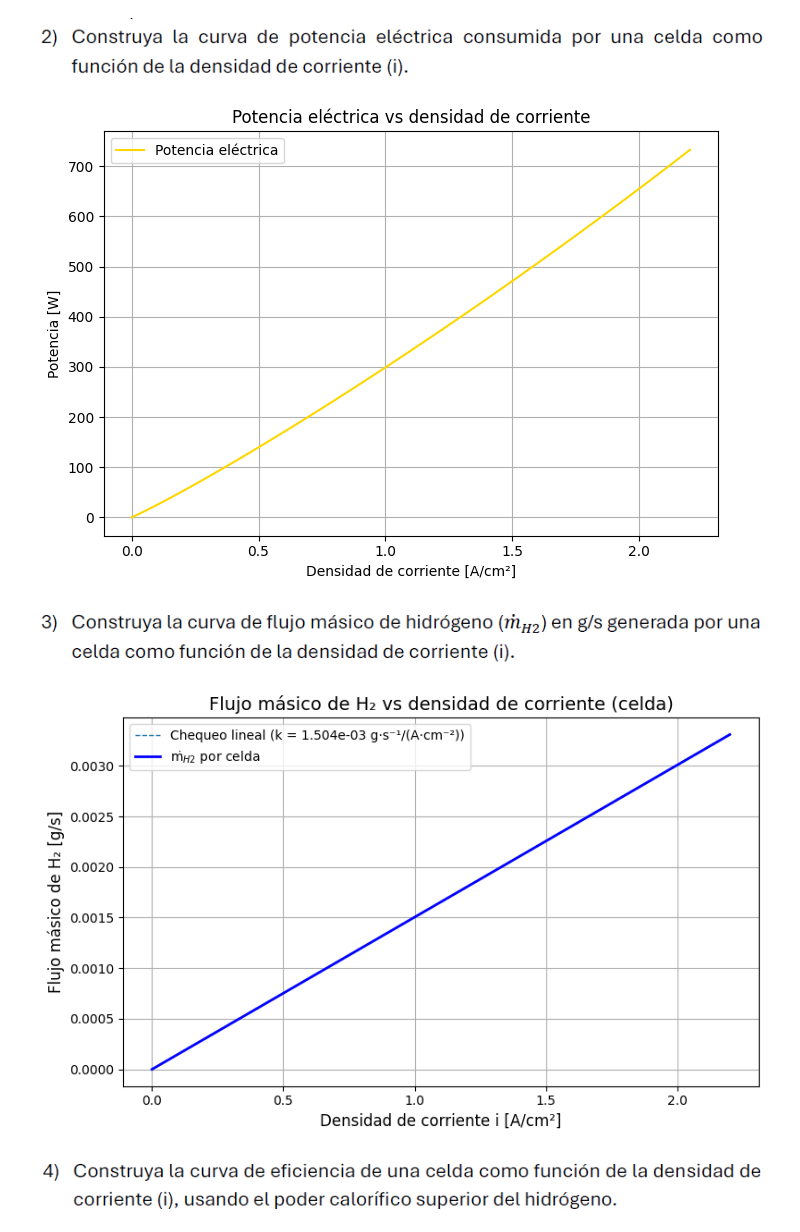
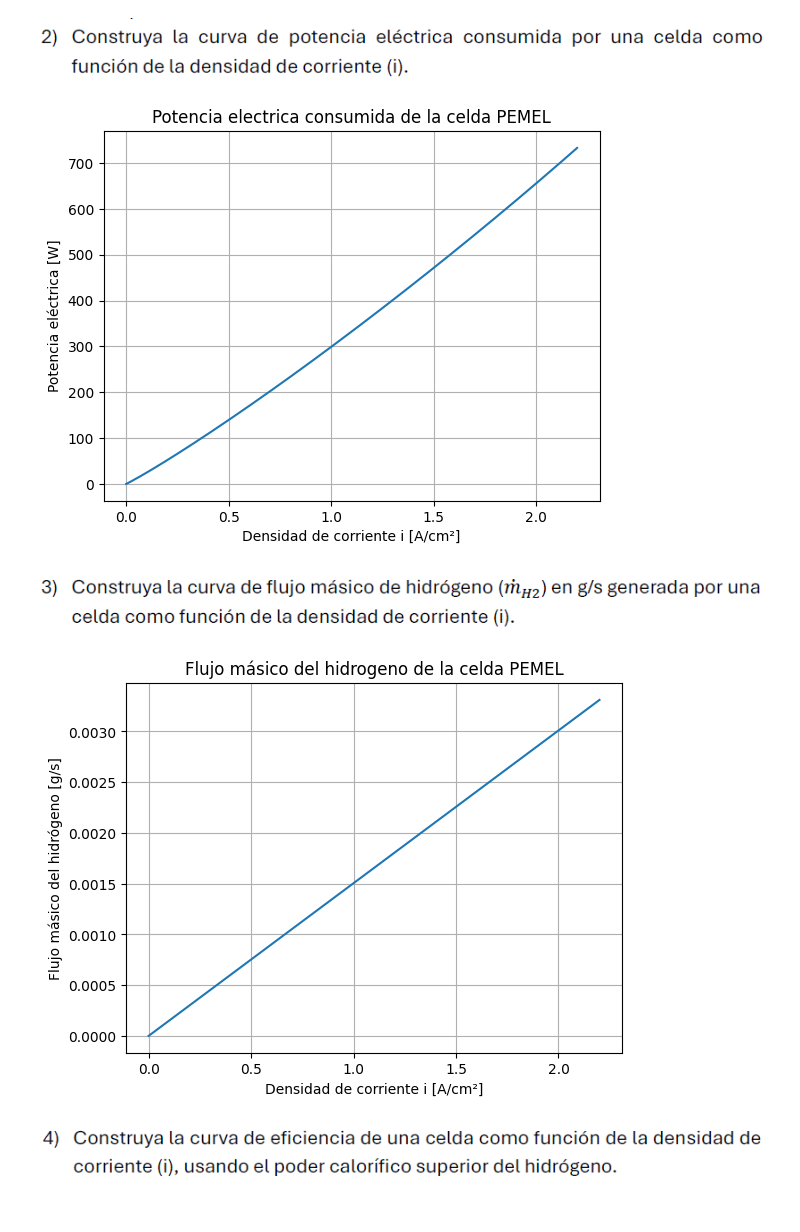
Before and after one commit to SantiagoAcostaMarino/Hidrogeno_Parcial, a Jupyter notebook: Parcial.ipynb, the cells around one changed output. Cells and saved outputs as stored; diff of their text form; code cells hidden in the pictures.

```diff
--- a/Parcial.ipynb
+++ b/Parcial.ipynb
@@ -4,23 +4,25 @@
 import numpy as np
 import matplotlib.pyplot as plt
 # %%
-# Constantes
-F = 96485.33  # C/mol
-R = 8.31446   # J/mol K
+# Datos
 n_b = 20 #numero de buses
-T_op = 80 + 273.15   #K
+T_op = 80 + 273.15 #K
 P_cat = 30 #bar H2
 P_an = 15 # bar O2
-A = 12.0 * 12.0 #cm2
-ASR = 0.1 #ohm*cm2
+
+Dim_zon_act = 12 * 12 #cm2
+R_ASR = 0.1 #ohm*cm2
 alpha_an = 0.5
 alpha_cat = 0.5
-i_0_an = 1e-4 #A/cm2
-i_0_cat = 8e-2 #A/cm2
-i_lim_02 = 2.5 #A/cm2
-i_lim_H2 = 3.5 #A/cm2
+i_0_an = 1*10**-4 #A/cm2
+i_0_cat = 8*10**-2 #A/cm2
+i_lim_an = 2.5 #A/cm2
+i_lim_cat = 3.5 #A/cm2
 
 n_celdas = 300 # numero de celdas
+
+R_u = 8.31447 #J/mol*K
+F = 96485.33 #C/mol
 # %% [markdown]
 ![image.png](attachment:image.png)
 # %%
@@ -61,51 +59,41 @@ plt.show()
 # %% [markdown]
 ![image.png](attachment:image.png)
 # %%
-# Corriente total [A]
-I = i * A
+#Punto 2
+#Potencia eléctrica
+I = i*Dim_zon_act
+P_elec = V*I
 
-# Potencia eléctrica [W]
-P_elec = E * I
-
-
-plt.figure(figsize=(7,5))
-plt.plot(i, P_elec, color="gold", label="Potencia eléctrica")
-plt.xlabel("Densidad de corriente [A/cm²]")
-plt.ylabel("Potencia [W]")
-plt.title("Potencia eléctrica vs densidad de corriente")
-plt.legend()
+#Grafica de curva
+plt.figure()
+plt.plot(i, P_elec)
+plt.xlabel('Densidad de corriente i [A/cm²]')
+plt.ylabel('Potencia eléctrica [W]')
+plt.title('Potencia electrica consumida de la celda PEMEL')
 plt.grid(True)
-plt.tight_layout()
 plt.show()
 # %% [output]
-[figure, old version]
+[figure, new version]
 # %% [markdown]
 ![image.png](attachment:image.png)
 # %%
-MW_H2 = 2.0159e-3   # kg/mol (= 2.0159 g/mol)
-z = 2
-eta_F = 1.0         # eficiencia farádica (≈1 para PEM bien operado)
+#Punto 3
+#Flujo molar
+n_H2 = (I)/(2*F)  #mol/s
+#Flujo masico
+MW_H2 = 2.016   #g/mol
+m_H2 = n_H2*MW_H2
 
-# Flujo molar y másico
-n_dot = eta_F * I / (z * F)               # Flujo molar [mol/s]
-m_dot_g_s = n_dot * MW_H2 * 1000          # Flujo másico [g/s]
-
-# (Opcional) constante de proporcionalidad para verificación: m_dot = k * i
-k = (Dim_zon_act * MW_H2 * 1000) / (z * F)  # [g/s] por [A/cm^2]
-
-# Graficar
-plt.figure(figsize=(8,5))
-plt.plot(i, k*i, "--", lw=1, label=f"Chequeo lineal (k = {k:.3e} g·s⁻¹/(A·cm⁻²))")
-plt.plot(i, m_dot_g_s, color="blue", lw=2, label="ṁ$_{H2}$ por celda")
-plt.xlabel("Densidad de corriente i [A/cm²]", fontsize=12)
-plt.ylabel("Flujo másico de H₂ [g/s]", fontsize=12)
-plt.title("Flujo másico de H₂ vs densidad de corriente (celda)", fontsize=14)
+#Grafica de curva
+plt.figure()
+plt.plot(i, m_H2)
+plt.xlabel('Densidad de corriente i [A/cm²]')
+plt.ylabel('Flujo másico del hidrógeno [g/s]')
+plt.title('Flujo másico del hidrogeno de la celda PEMEL')
 plt.grid(True)
-plt.legend()
-plt.tight_layout()
 plt.show()
 # %% [output]
-[figure, old version]
+[figure, new version]
 # %% [markdown]
 ![image.png](attachment:image.png)
 # %%
```
Also changed, not shown: parts of 4 cells of this notebook.
